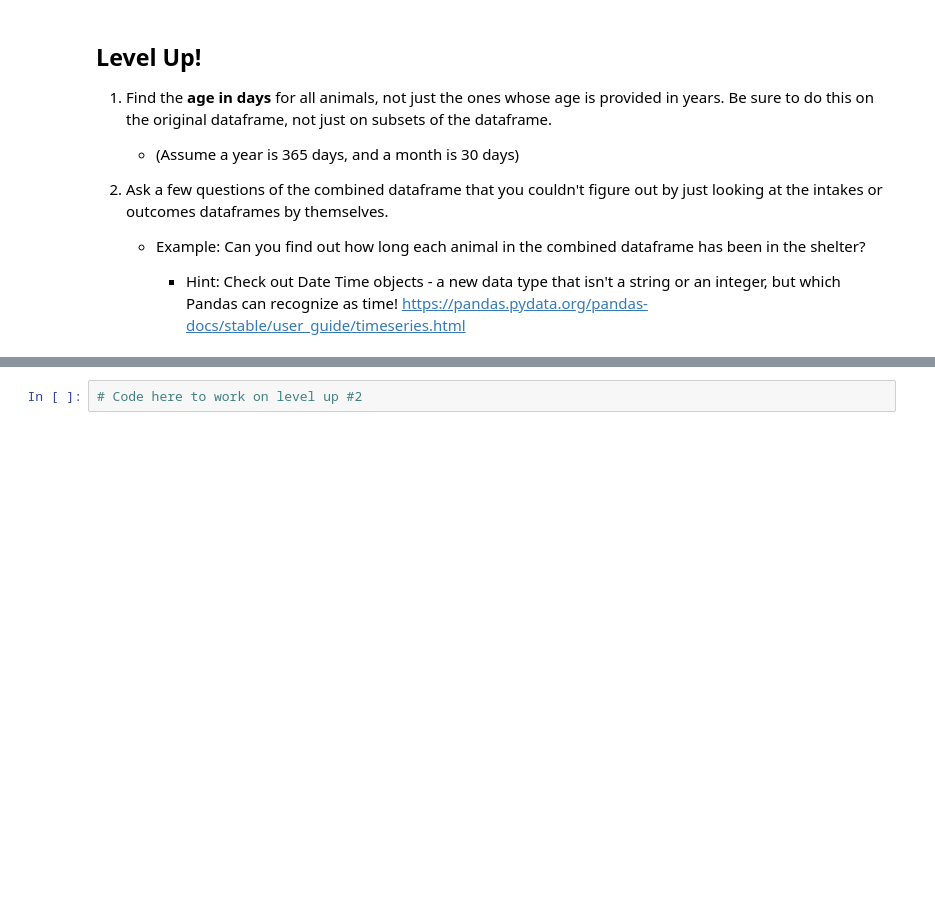
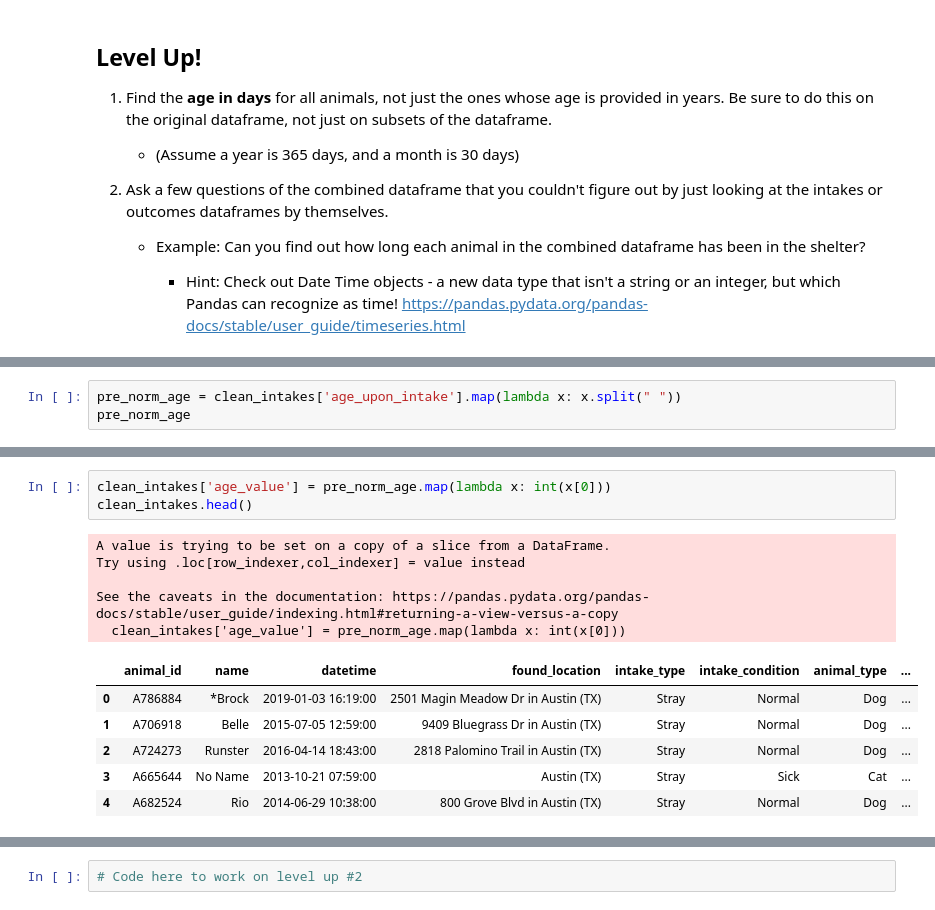
Before and after one commit to danielhlee4/Online-DS-PT-022221, a Jupyter notebook: Phase1/05-Pandas-Practice.ipynb, the cells around one changed output, grey strips where cells are left out. Cells and saved outputs as stored; diff of their text form; blank space fills up the shorter version.

```diff
--- a/Phase1/05-Pandas-Practice.ipynb
+++ b/Phase1/05-Pandas-Practice.ipynb
@@ -335,0 +466,3 @@ Let's discuss - can anyone guess why I had us remove duplicates before this merg
+# %%
+pre_norm_age = clean_intakes['age_upon_intake'].map(lambda x: x.split(" "))
+pre_norm_age
@@ -335,0 +482,15 @@ Let's discuss - can anyone guess why I had us remove duplicates before this merg
+# %%
+clean_intakes['age_value'] = pre_norm_age.map(lambda x: int(x[0]))
+clean_intakes.head()
+# %% [output]
+A value is trying to be set on a copy of a slice from a DataFrame.
+Try using .loc[row_indexer,col_indexer] = value instead
+
+See the caveats in the documentation: https://pandas.pydata.org/pandas-docs/stable/user_guide/indexing.html#returning-a-view-versus-a-copy
+  clean_intakes['age_value'] = pre_norm_age.map(lambda x: int(x[0]))
+|  | animal_id | name | datetime | found_location | intake_type | intake_condition | animal_type | ... |
+| 0 | A786884 | *Brock | 2019-01-03 16:19:00 | 2501 Magin Meadow Dr in Austin (TX) | Stray | Normal | Dog | ... |
+| 1 | A706918 | Belle | 2015-07-05 12:59:00 | 9409 Bluegrass Dr in Austin (TX) | Stray | Normal | Dog | ... |
+| 2 | A724273 | Runster | 2016-04-14 18:43:00 | 2818 Palomino Trail in Austin (TX) | Stray | Normal | Dog | ... |
+| 3 | A665644 | No Name | 2013-10-21 07:59:00 | Austin (TX) | Stray | Sick | Cat | ... |
+| 4 | A682524 | Rio | 2014-06-29 10:38:00 | 800 Grove Blvd in Austin (TX) | Stray | Normal | Dog | ... |
```
Also changed, not shown: parts of 17 cells of this notebook.
